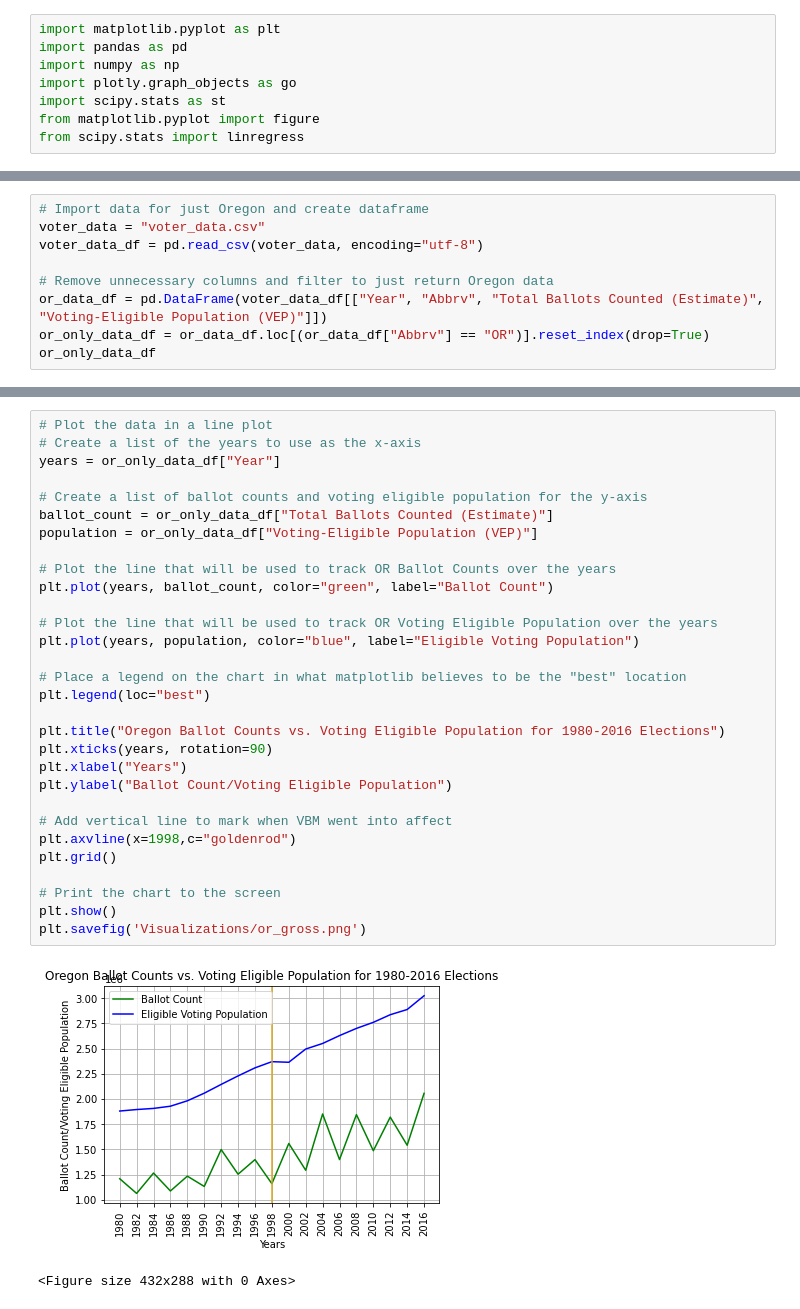
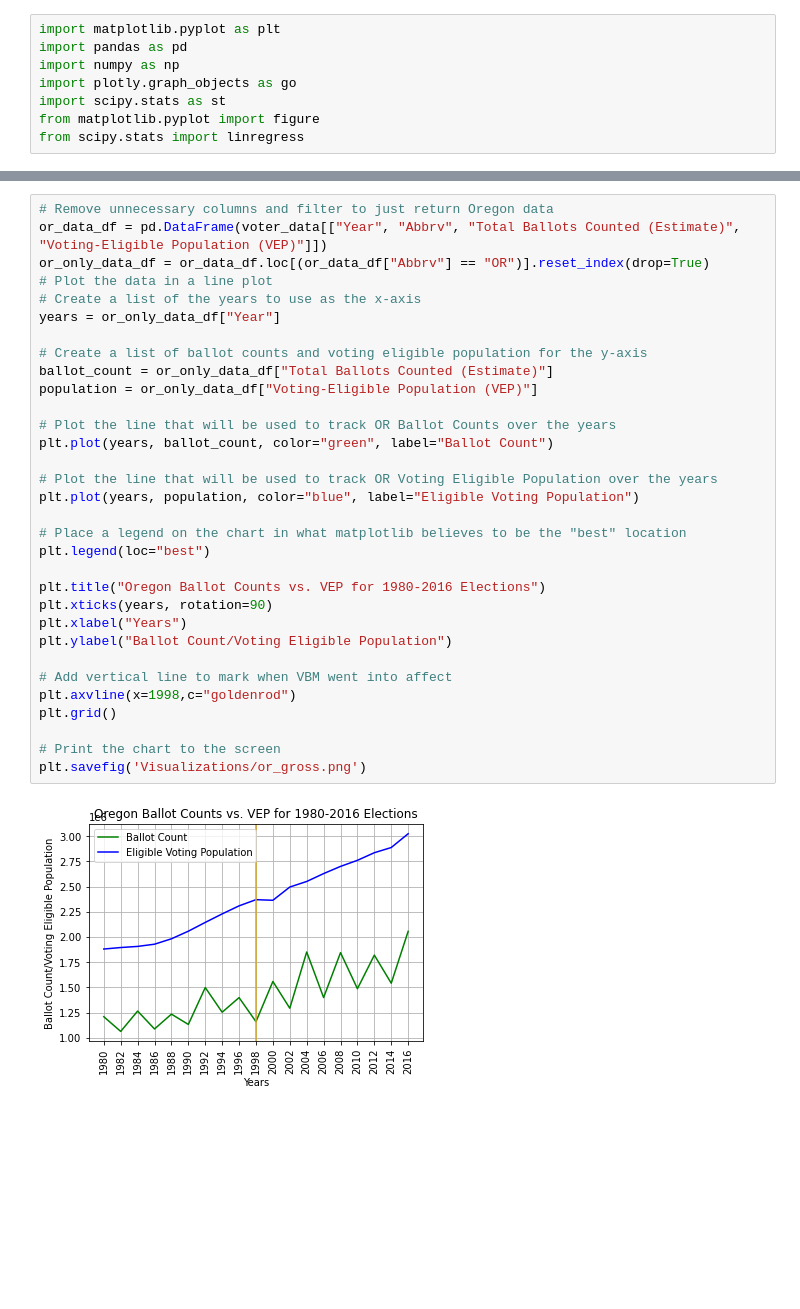
Before and after one commit to MrATX/UofO_BC_Group11, a Jupyter notebook: Untitled.ipynb, the cells around one changed output, grey strips where cells are left out. Drawn from its saved outputs; the diff is of its cells as text; blank space fills up the shorter version.

```diff
--- a/Untitled.ipynb
+++ b/Untitled.ipynb
@@ -180,12 +196,3 @@ fig2.update_layout(
 fig2.show()
 # %% [output]
 [interactive output not drawn]
-# %%
-# Import data for just Oregon and create dataframe
-voter_data = "voter_data.csv"
-voter_data_df = pd.read_csv(voter_data, encoding="utf-8")
-
-# Remove unnecessary columns and filter to just return Oregon data
-or_data_df = pd.DataFrame(voter_data_df[["Year", "Abbrv", "Total Ballots Counted (Estimate)", "Voting-Eligible Population (VEP)"]])
-or_only_data_df = or_data_df.loc[(or_data_df["Abbrv"] == "OR")].reset_index(drop=True)
-or_only_data_df
@@ -234,33 +250,34 @@ vbm_mean_comp
 # %%
+# Remove unnecessary columns and filter to just return Oregon data
+or_data_df = pd.DataFrame(voter_data[["Year", "Abbrv", "Total Ballots Counted (Estimate)", "Voting-Eligible Population (VEP)"]])
+or_only_data_df = or_data_df.loc[(or_data_df["Abbrv"] == "OR")].reset_index(drop=True)
 # Plot the data in a line plot
 # Create a list of the years to use as the x-axis
 years = or_only_data_df["Year"]
 
 # Create a list of ballot counts and voting eligible population for the y-axis
 ballot_count = or_only_data_df["Total Ballots Counted (Estimate)"]
 population = or_only_data_df["Voting-Eligible Population (VEP)"]
 
 # Plot the line that will be used to track OR Ballot Counts over the years
 plt.plot(years, ballot_count, color="green", label="Ballot Count")
 
 # Plot the line that will be used to track OR Voting Eligible Population over the years
 plt.plot(years, population, color="blue", label="Eligible Voting Population")
 
 # Place a legend on the chart in what matplotlib believes to be the "best" location
 plt.legend(loc="best")
 
-plt.title("Oregon Ballot Counts vs. Voting Eligible Population for 1980-2016 Elections")
+plt.title("Oregon Ballot Counts vs. VEP for 1980-2016 Elections")
 plt.xticks(years, rotation=90)
 plt.xlabel("Years")
 plt.ylabel("Ballot Count/Voting Eligible Population")
 
 # Add vertical line to mark when VBM went into affect
 plt.axvline(x=1998,c="goldenrod")
 plt.grid()
 
 # Print the chart to the screen
-plt.show()
 plt.savefig('Visualizations/or_gross.png')
 # %% [output]
-[figure, old version]
+[figure, new version]
-<Figure size 432x288 with 0 Axes>
```
Also changed, not shown: parts of 19 cells of this notebook, 20 other files.
